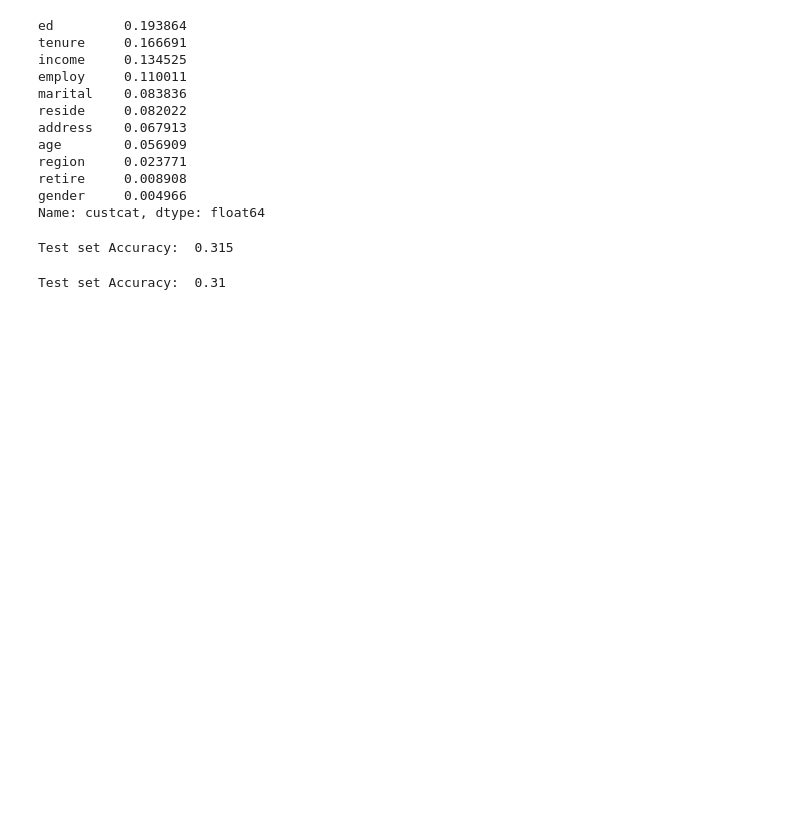
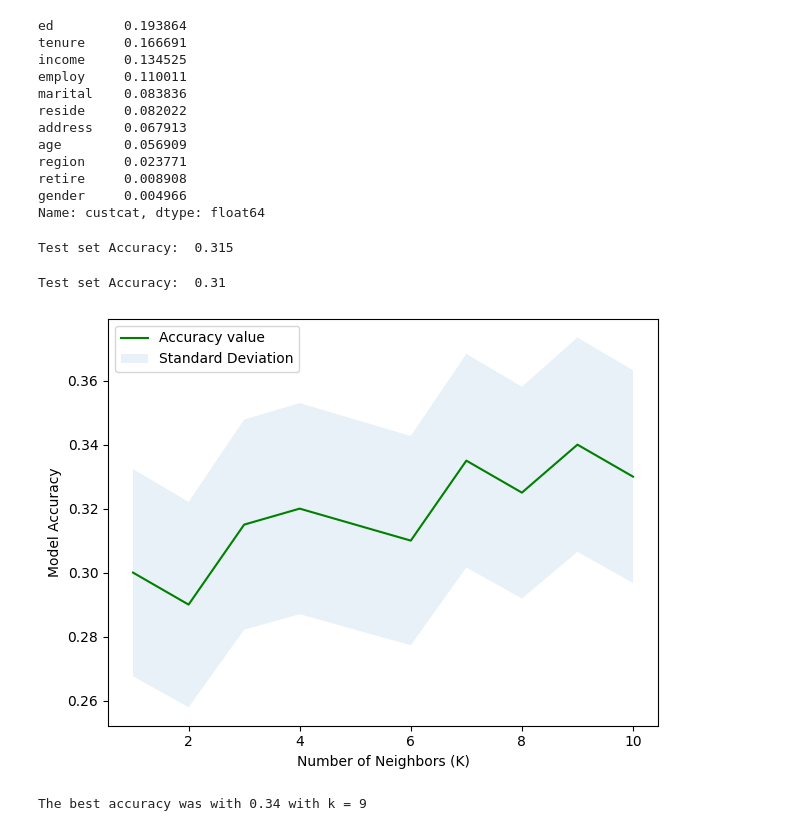
Before and after one commit to Helia-Karisani/k-nearest-neighbors-classifier, a Jupyter notebook: k-nearest-neighbors-classifier.ipynb, the cells around one changed output. Cells and saved outputs as stored; diff of their text form; code cells hidden in the pictures; blank space fills up the shorter version.

Commit message:
finding the optimal k

```diff
--- a/k-nearest-neighbors-classifier.ipynb
+++ b/k-nearest-neighbors-classifier.ipynb
@@ -113,3 +113,31 @@ yhat6 = knn_model_6.predict(X_test)
 print("Test set Accuracy: ", accuracy_score(y_test, yhat6))
 # %% [output]
 Test set Accuracy:  0.31
+# %%
+# The general way of finding the best "k" is to train the model on a set of different values of k and noting the performance of the trained model on the testing set.
+# The model with the best value of accuracy_score is the one with the ideal value of the parameter k.
+
+Ks = 10
+acc = np.zeros((Ks))
+std_acc = np.zeros((Ks))
+for n in range(1,Ks+1):
+    #Train Model and Predict
+    knn_model_n = KNeighborsClassifier(n_neighbors = n).fit(X_train,y_train)
+    yhat = knn_model_n.predict(X_test)
+    acc[n-1] = accuracy_score(y_test, yhat)
+    std_acc[n-1] = np.std(yhat==y_test)/np.sqrt(yhat.shape[0])
+# %%
+# plot accuracy for different k's
+plt.plot(range(1,Ks+1),acc,'g')
+plt.fill_between(range(1,Ks+1),acc - 1 * std_acc,acc + 1 * std_acc, alpha=0.10)
+plt.legend(('Accuracy value', 'Standard Deviation'))
+plt.ylabel('Model Accuracy')
+plt.xlabel('Number of Neighbors (K)')
+plt.tight_layout()
+plt.show()
+# %% [output]
+[figure, added]
+# %%
+print( "The best accuracy was with", acc.max(), "with k =", acc.argmax()+1)
+# %% [output]
+The best accuracy was with 0.34 with k = 9
```
Also changed, not shown: parts of 3 cells of this notebook.
